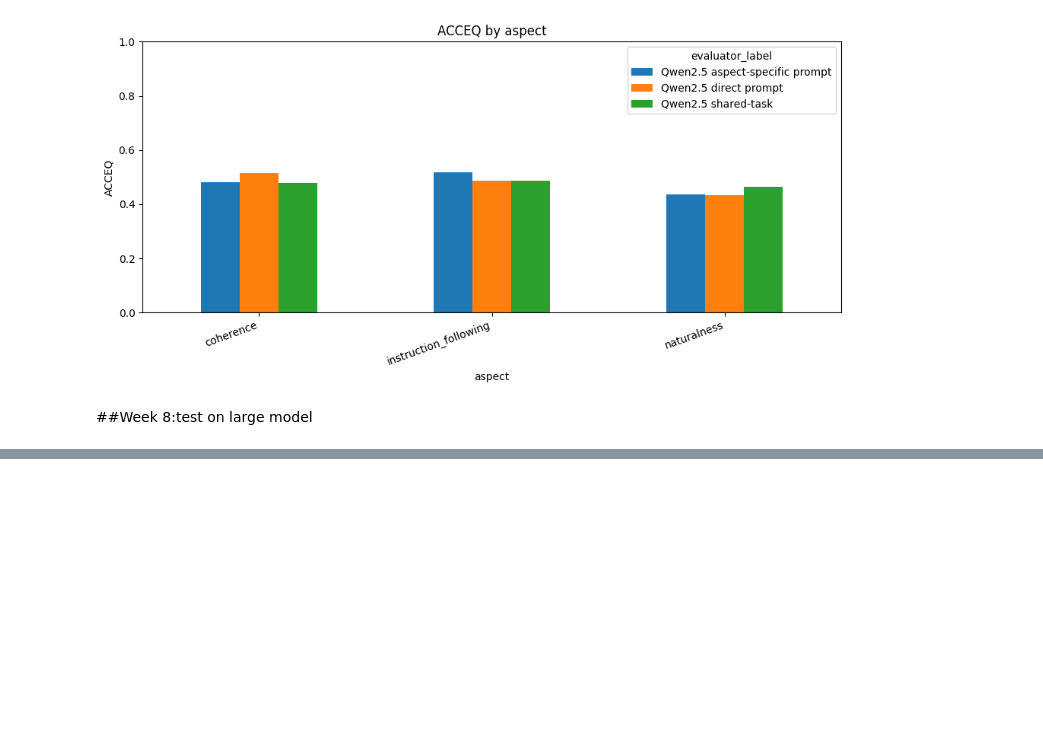
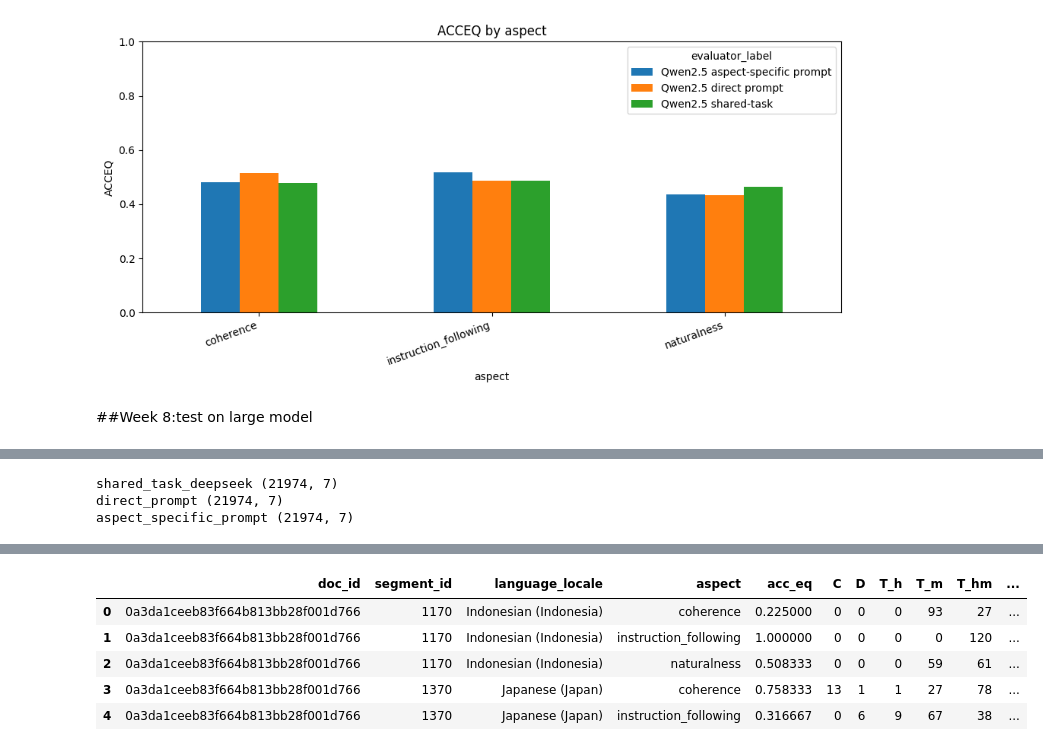
Before and after one commit to NhAnh278/llm-as-a-judge-praktikum, a Jupyter notebook: notebooks/Nhat_Anh_Hoang_analysis.ipynb, the cells around one changed output, grey strips where cells are left out. Saved outputs shown, nothing was run; the diff lists cells and outputs as text; code cells hidden in the pictures; blank space fills up the shorter version.

```diff
--- a/notebooks/Nhat_Anh_Hoang_analysis.ipynb
+++ b/notebooks/Nhat_Anh_Hoang_analysis.ipynb
@@ -4043,0 +4246,54 @@ plt.show()
+# %%
+item_cols = ["doc_id", "segment_id", "language_locale", "aspect"]
+
+pairwise_item_results = []
+acceq_item_results = []
+
+for score_col in score_cols:
+    df_eval = (
+        deepseek_score_wide_common[
+            KEYS_WITH_SEGMENT + ["human_score", score_col]
+        ]
+        .rename(columns={score_col: "judge_score"})
+        .copy()
+    )
+
+    print(score_col, df_eval.shape)
+
+    pairwise_items = compute_system_pairwise_accuracy_items(
+        df=df_eval,
+        group_cols=item_cols,
+        system_col="system",
+        human_col="human_score",
+        judge_col="judge_score",
+        tie_threshold=0.0,
+    )
+
+    pairwise_items["evaluator"] = score_col
+    pairwise_items["evaluator_label"] = evaluator_name_map[score_col]
+    pairwise_item_results.append(pairwise_items)
+
+    acceq_items = compute_acceq_items(
+        df=df_eval,
+        group_cols=item_cols,
+        system_col="system",
+        human_col="human_score",
+        judge_col="judge_score",
+        human_tie_threshold=0.0,
+        judge_tie_threshold=0.0,
+    )
+
+    acceq_items["evaluator"] = score_col
+    acceq_items["evaluator_label"] = evaluator_name_map[score_col]
+    acceq_item_results.append(acceq_items)
+
+
+deepseek_pairwise_items = pd.concat(pairwise_item_results, ignore_index=True)
+deepseek_acceq_items = pd.concat(acceq_item_results, ignore_index=True)
+
+display(deepseek_pairwise_items.head())
+display(deepseek_acceq_items.head())
+# %% [output]
+shared_task_deepseek (21974, 7)
+direct_prompt (21974, 7)
+aspect_specific_prompt (21974, 7)
@@ -4043,0 +4306,6 @@ plt.show()
+|  | doc_id | segment_id | language_locale | aspect | acc_eq | C | D | T_h | T_m | T_hm | ... |
+| 0 | 0a3da1ceeb83f664b813bb28f001d766 | 1170 | Indonesian (Indonesia) | coherence | 0.225000 | 0 | 0 | 0 | 93 | 27 | ... |
+| 1 | 0a3da1ceeb83f664b813bb28f001d766 | 1170 | Indonesian (Indonesia) | instruction_following | 1.000000 | 0 | 0 | 0 | 0 | 120 | ... |
+| 2 | 0a3da1ceeb83f664b813bb28f001d766 | 1170 | Indonesian (Indonesia) | naturalness | 0.508333 | 0 | 0 | 0 | 59 | 61 | ... |
+| 3 | 0a3da1ceeb83f664b813bb28f001d766 | 1370 | Japanese (Japan) | coherence | 0.758333 | 13 | 1 | 1 | 27 | 78 | ... |
+| 4 | 0a3da1ceeb83f664b813bb28f001d766 | 1370 | Japanese (Japan) | instruction_following | 0.316667 | 0 | 6 | 9 | 67 | 38 | ... |
```
Also changed, not shown: parts of 54 cells of this notebook.
